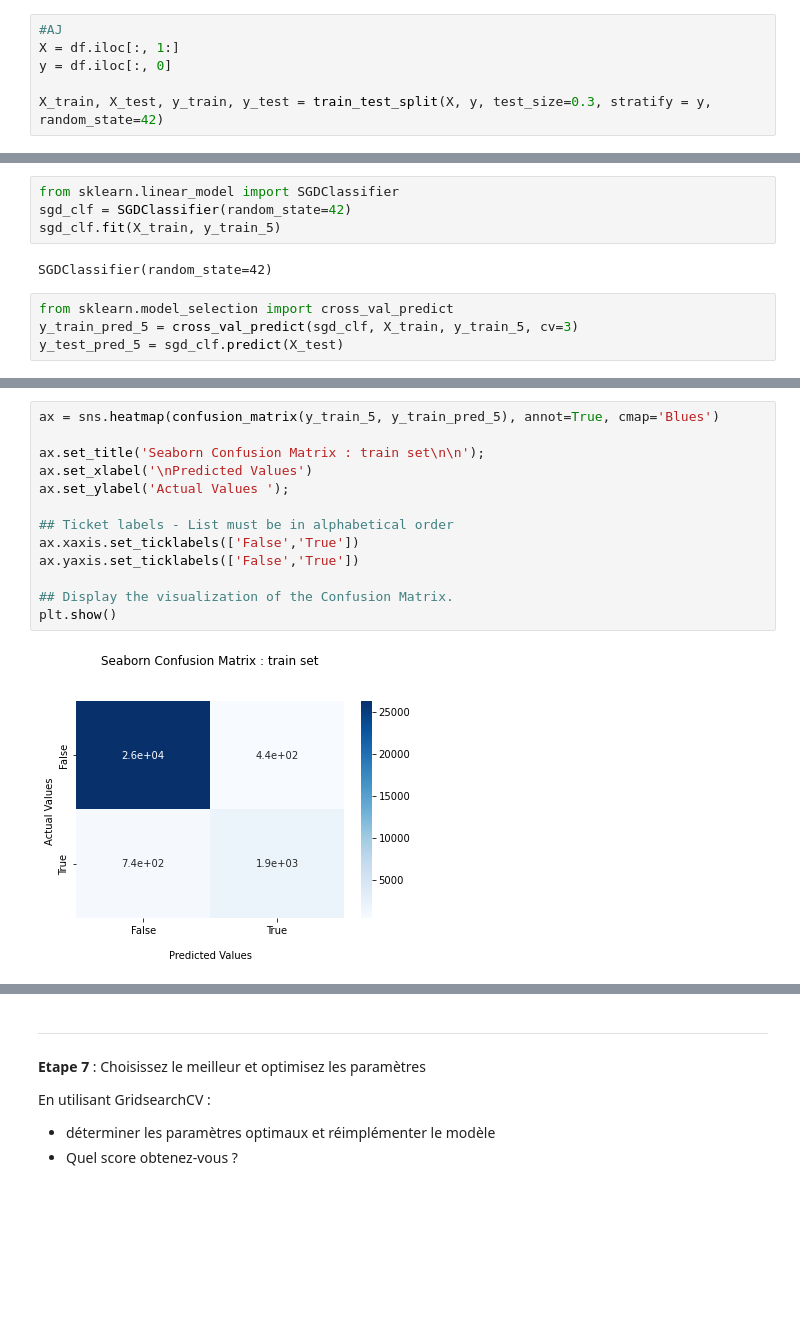
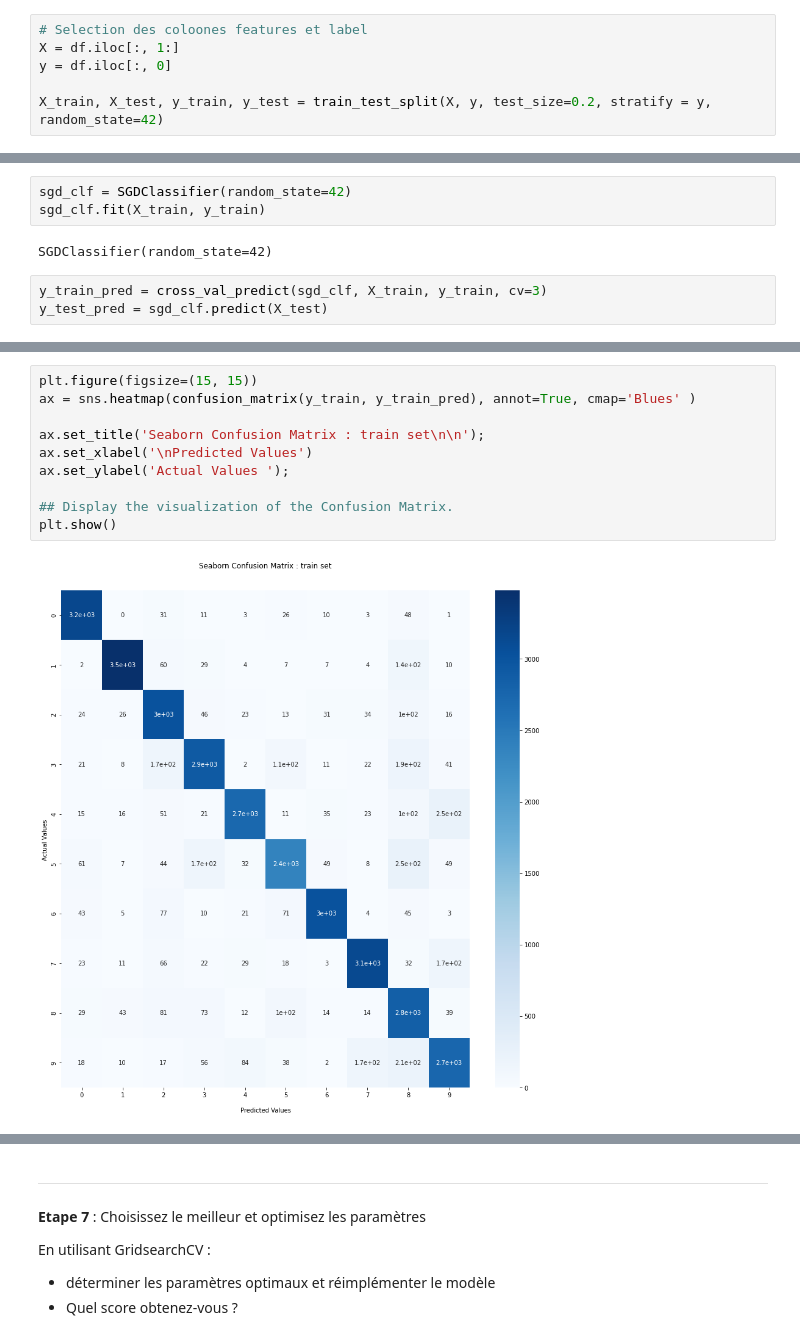
Before and after one commit to ericbertrand8686/Poste, a Jupyter notebook: Brief_poste.ipynb, the cells around one changed output, grey strips where cells are left out. Cells and saved outputs as stored; diff of their text form; blank space fills up the shorter version.

Commit message:
feat : model evaluation

```diff
--- a/Brief_poste.ipynb
+++ b/Brief_poste.ipynb
@@ -304,8 +322,8 @@ On note sur cette représentation plusieurs éléments remarquables :
 
 -  Utilisez dans un premier temps les paramètres par défaut.
 # %%
-#AJ
+# Selection des coloones features et label
 X = df.iloc[:, 1:]
 y = df.iloc[:, 0]
 
-X_train, X_test, y_train, y_test = train_test_split(X, y, test_size=0.3, stratify = y, random_state=42)
+X_train, X_test, y_train, y_test = train_test_split(X, y, test_size=0.2, stratify = y, random_state=42)
@@ -315,10 +330,8 @@ y_test_5 = (y_test == 5)
 # %%
-from sklearn.linear_model import SGDClassifier
 sgd_clf = SGDClassifier(random_state=42)
-sgd_clf.fit(X_train, y_train_5)
+sgd_clf.fit(X_train, y_train)
 # %% [output]
 SGDClassifier(random_state=42)
 # %%
-from sklearn.model_selection import cross_val_predict
-y_train_pred_5 = cross_val_predict(sgd_clf, X_train, y_train_5, cv=3)
-y_test_pred_5 = sgd_clf.predict(X_test)
+y_train_pred = cross_val_predict(sgd_clf, X_train, y_train, cv=3)
+y_test_pred = sgd_clf.predict(X_test)
@@ -333,16 +348,13 @@ En affichant pour chacun des modèles que vous avez construit :
 # %%
-ax = sns.heatmap(confusion_matrix(y_train_5, y_train_pred_5), annot=True, cmap='Blues')
+plt.figure(figsize=(15, 15))
+ax = sns.heatmap(confusion_matrix(y_train, y_train_pred), annot=True, cmap='Blues' )
 
 ax.set_title('Seaborn Confusion Matrix : train set\n\n');
 ax.set_xlabel('\nPredicted Values')
 ax.set_ylabel('Actual Values ');
 
-## Ticket labels - List must be in alphabetical order
-ax.xaxis.set_ticklabels(['False','True'])
-ax.yaxis.set_ticklabels(['False','True'])
-
 ## Display the visualization of the Confusion Matrix.
 plt.show()
 # %% [output]
-[figure, old version]
+[figure, new version]
 # %%
```
Also changed, not shown: parts of 23 cells of this notebook.
